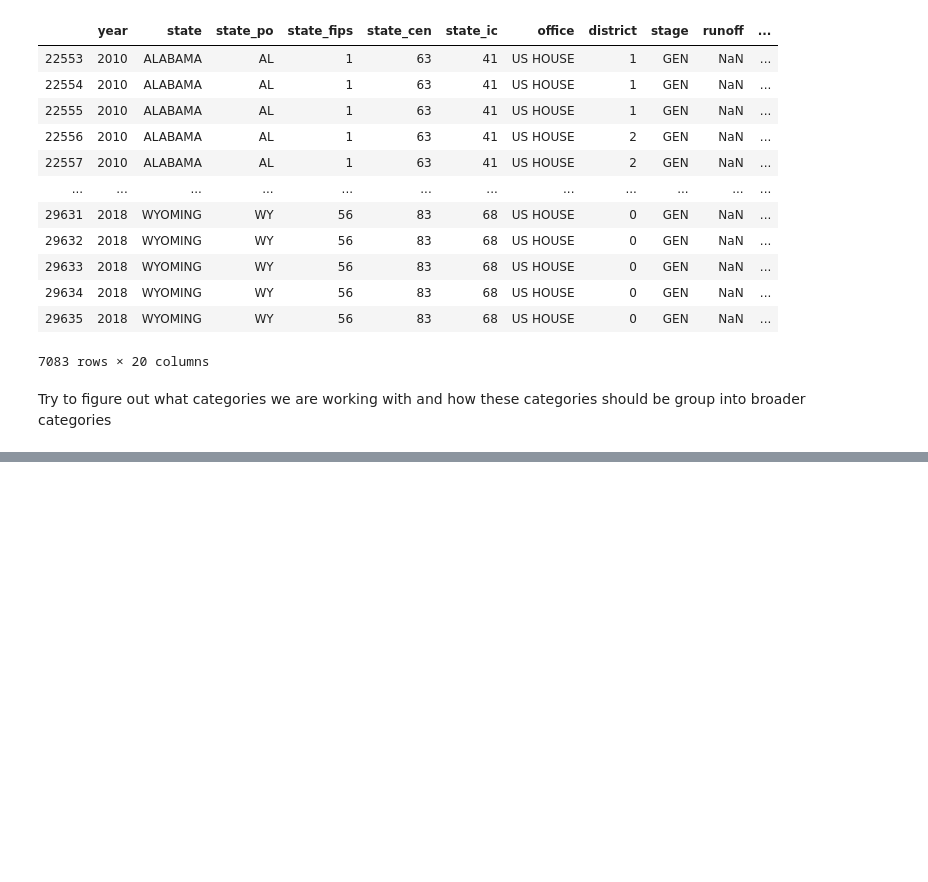
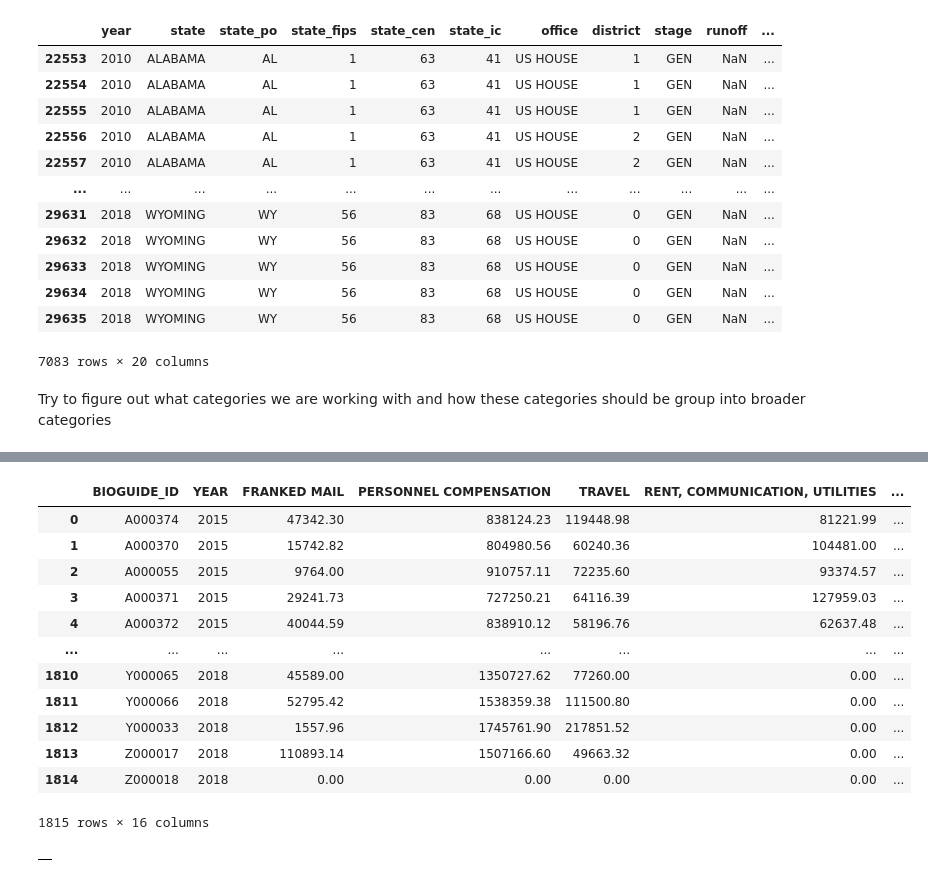
Before and after one commit to AndrewTrackim/cmsc320-final, a Jupyter notebook: final_tutorial.ipynb, the cells around one changed output, grey strips where cells are left out. Drawn from its saved outputs; the diff is of its cells as text; code cells hidden in the pictures; blank space fills up the shorter version.

Commit message:
organized data to make it easier to use as predictor

```diff
--- a/final_tutorial.ipynb
+++ b/final_tutorial.ipynb
@@ -190,0 +172,65 @@ quarter_spending_df
+# %%
+years = house_data['YEAR'].unique()
+categories = house_data['CATEGORY'].unique()
+
+year = years[0]
+
+
+
+spending_per_candidate = house_data.groupby(['YEAR', 'BIOGUIDE_ID','CATEGORY'])['AMOUNT'].sum()
+
+spending_data = []
+for year in years:
+    for bio_id in bio_ids:
+        # set the row to be the bio_id and year
+        if bio_id in spending_per_candidate[year]:
+            row = [bio_id, year]
+            for category in categories:
+                if category in spending_per_candidate[year][bio_id]:
+                    row.append(spending_per_candidate[year][bio_id][category])
+                else:
+                    row.append(np.nan)
+            spending_data.append(row)
+
+year_spending_df = pd.DataFrame(spending_data)
+
+# replace the NaNs with 0
+year_spending_df.fillna(0, inplace=True)
+year_spending_df
+
+# combine totals for years into pairs of two
+# %% [output]
+|  | BIOGUIDE_ID | YEAR | FRANKED MAIL | PERSONNEL COMPENSATION | TRAVEL | RENT, COMMUNICATION, UTILITIES | ... |
+| 0 | A000374 | 2015 | 47342.30 | 838124.23 | 119448.98 | 81221.99 | ... |
+| 1 | A000370 | 2015 | 15742.82 | 804980.56 | 60240.36 | 104481.00 | ... |
+| 2 | A000055 | 2015 | 9764.00 | 910757.11 | 72235.60 | 93374.57 | ... |
+| 3 | A000371 | 2015 | 29241.73 | 727250.21 | 64116.39 | 127959.03 | ... |
+| 4 | A000372 | 2015 | 40044.59 | 838910.12 | 58196.76 | 62637.48 | ... |
+| ... | ... | ... | ... | ... | ... | ... | ... |
+| 1810 | Y000065 | 2018 | 45589.00 | 1350727.62 | 77260.00 | 0.00 | ... |
+| 1811 | Y000066 | 2018 | 52795.42 | 1538359.38 | 111500.80 | 0.00 | ... |
+| 1812 | Y000033 | 2018 | 1557.96 | 1745761.90 | 217851.52 | 0.00 | ... |
+| 1813 | Z000017 | 2018 | 110893.14 | 1507166.60 | 49663.32 | 0.00 | ... |
+| 1814 | Z000018 | 2018 | 0.00 | 0.00 | 0.00 | 0.00 | ... |
+1815 rows × 16 columns
+# %%
+parts = []
+
+def helper(x):
+    years = house_data['YEAR'].unique()
+    # add together the first two years
+    if years[0] % 2 == 1:
+        start = 0
+    else:
+        start = 1
+    #add together the first 2 columns of x
+    for i in range(start, len(years), 2):
+        row = x[i:i+2].sum()
+        row['YEAR'] = years[i+1]
+        row['BIOGUIDE_ID'] = x['BIOGUIDE_ID']
+        parts.append(row)
+
+
+year_spending_df.groupby('BIOGUIDE_ID').apply(helper)
+# %% [output]
+|  |
```
Also changed, not shown: parts of 7 cells of this notebook.
